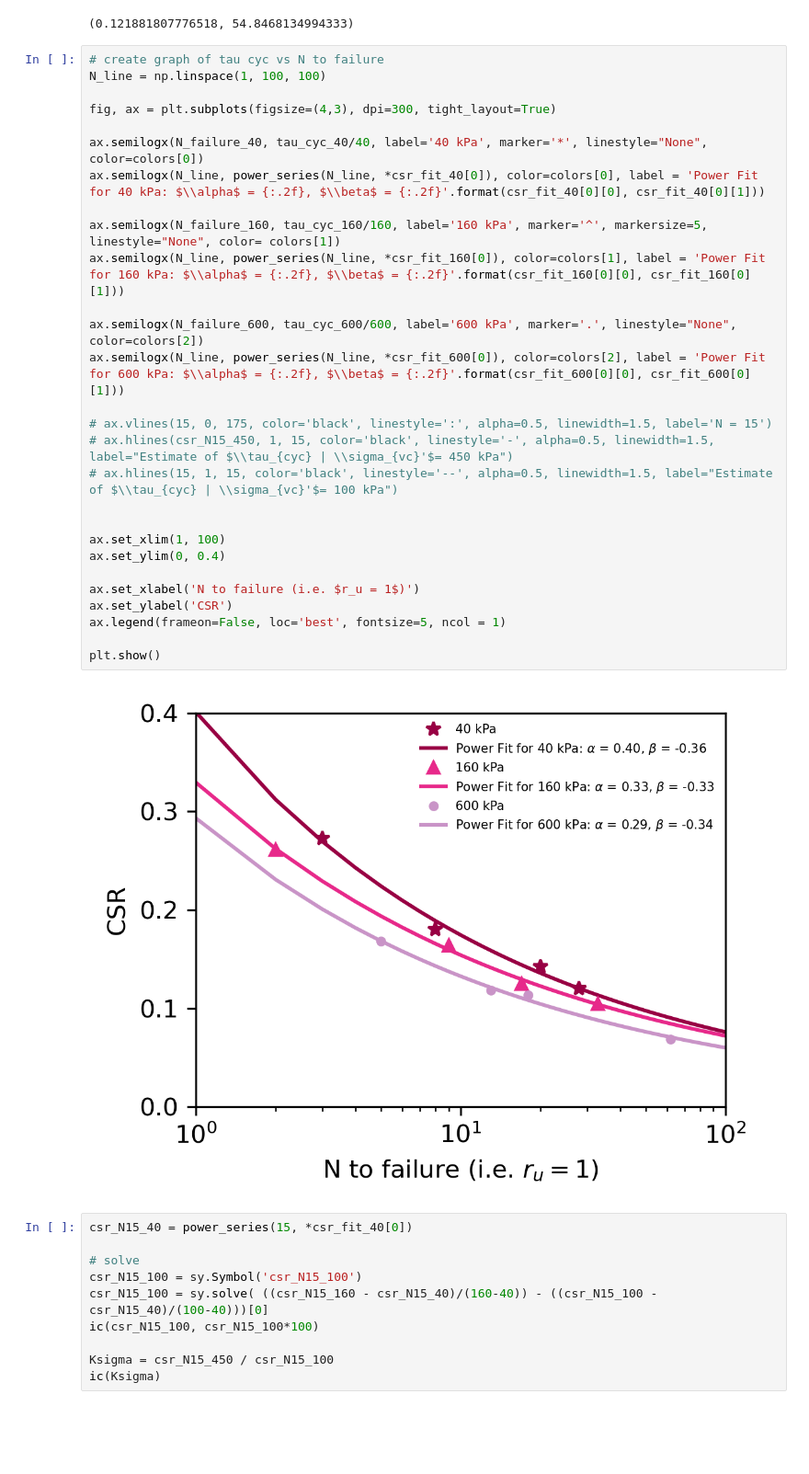
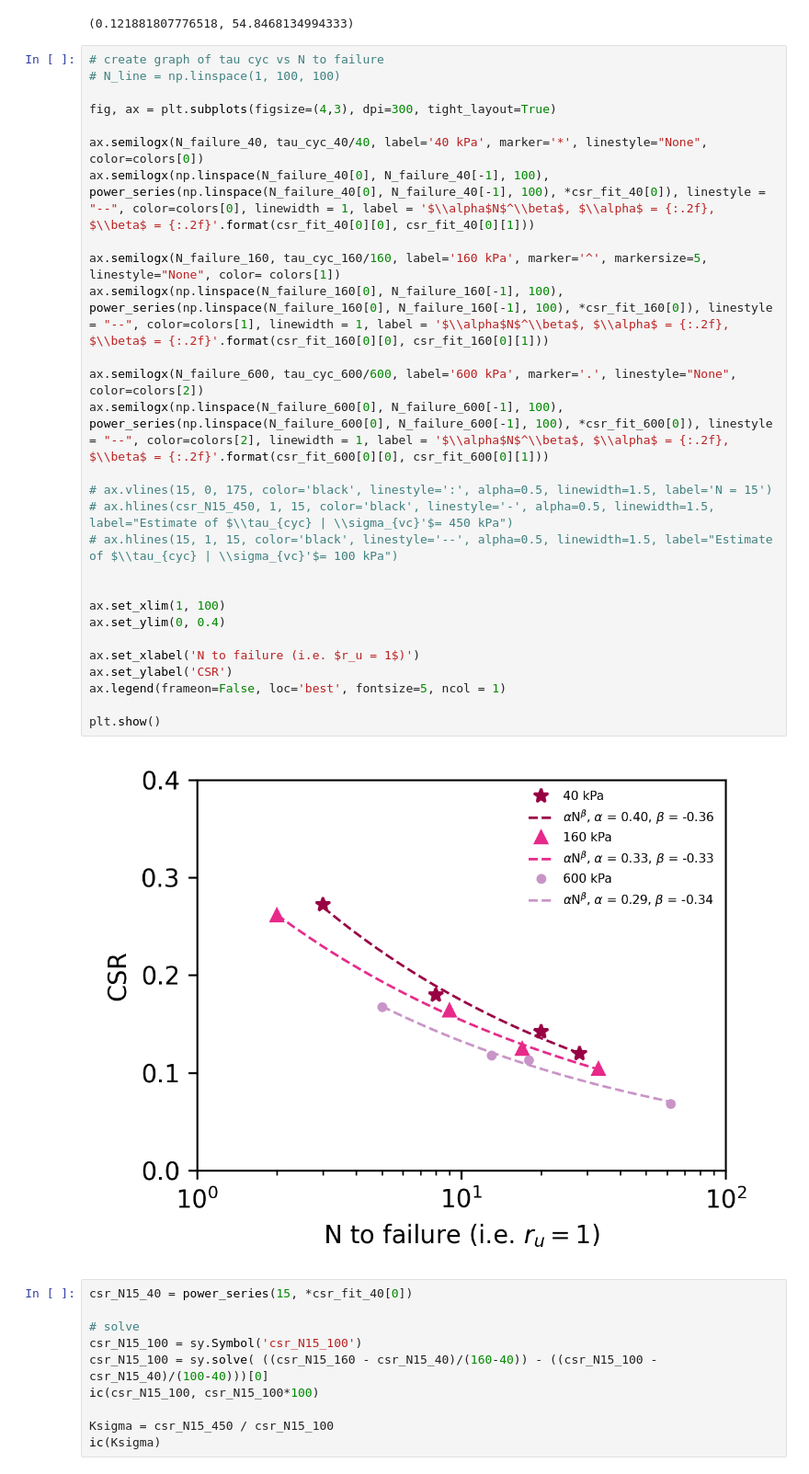
Before and after one commit to bKeungAuyeung/CE543-HW6, a Jupyter notebook: bAuyeung_HW6_CE543.ipynb, the cells around one changed output. Shown at 92% size. Saved outputs shown, nothing was run; the diff lists cells and outputs as text; blank space fills up the shorter version.

```diff
--- a/bAuyeung_HW6_CE543.ipynb
+++ b/bAuyeung_HW6_CE543.ipynb
@@ -41,34 +41,34 @@ ic| csr_N15_450: 0.121881807776518, csr_N15_450*450: 54.8468134994333
 (0.121881807776518, 54.8468134994333)
 # %%
 # create graph of tau cyc vs N to failure
-N_line = np.linspace(1, 100, 100)
+# N_line = np.linspace(1, 100, 100)
 
 fig, ax = plt.subplots(figsize=(4,3), dpi=300, tight_layout=True)
 
 ax.semilogx(N_failure_40, tau_cyc_40/40, label='40 kPa', marker='*', linestyle="None", color=colors[0])
-ax.semilogx(N_line, power_series(N_line, *csr_fit_40[0]), color=colors[0], label = 'Power Fit for 40 kPa: $\\alpha$ = {:.2f}, $\\beta$ = {:.2f}'.format(csr_fit_40[0][0], csr_fit_40[0][1]))
+ax.semilogx(np.linspace(N_failure_40[0], N_failure_40[-1], 100), power_series(np.linspace(N_failure_40[0], N_failure_40[-1], 100), *csr_fit_40[0]), linestyle = "--", color=colors[0], linewidth = 1, label = '$\\alpha$N$^\\beta$, $\\alpha$ = {:.2f}, $\\beta$ = {:.2f}'.format(csr_fit_40[0][0], csr_fit_40[0][1]))
 
 ax.semilogx(N_failure_160, tau_cyc_160/160, label='160 kPa', marker='^', markersize=5, linestyle="None", color= colors[1])
-ax.semilogx(N_line, power_series(N_line, *csr_fit_160[0]), color=colors[1], label = 'Power Fit for 160 kPa: $\\alpha$ = {:.2f}, $\\beta$ = {:.2f}'.format(csr_fit_160[0][0], csr_fit_160[0][1]))
+ax.semilogx(np.linspace(N_failure_160[0], N_failure_160[-1], 100), power_series(np.linspace(N_failure_160[0], N_failure_160[-1], 100), *csr_fit_160[0]), linestyle = "--", color=colors[1], linewidth = 1, label = '$\\alpha$N$^\\beta$, $\\alpha$ = {:.2f}, $\\beta$ = {:.2f}'.format(csr_fit_160[0][0], csr_fit_160[0][1]))
 
 ax.semilogx(N_failure_600, tau_cyc_600/600, label='600 kPa', marker='.', linestyle="None", color=colors[2])
-ax.semilogx(N_line, power_series(N_line, *csr_fit_600[0]), color=colors[2], label = 'Power Fit for 600 kPa: $\\alpha$ = {:.2f}, $\\beta$ = {:.2f}'.format(csr_fit_600[0][0], csr_fit_600[0][1]))
+ax.semilogx(np.linspace(N_failure_600[0], N_failure_600[-1], 100), power_series(np.linspace(N_failure_600[0], N_failure_600[-1], 100), *csr_fit_600[0]), linestyle = "--", color=colors[2], linewidth = 1, label = '$\\alpha$N$^\\beta$, $\\alpha$ = {:.2f}, $\\beta$ = {:.2f}'.format(csr_fit_600[0][0], csr_fit_600[0][1]))
 
 # ax.vlines(15, 0, 175, color='black', linestyle=':', alpha=0.5, linewidth=1.5, label='N = 15')
 # ax.hlines(csr_N15_450, 1, 15, color='black', linestyle='-', alpha=0.5, linewidth=1.5, label="Estimate of $\\tau_{cyc} | \\sigma_{vc}'$= 450 kPa")
 # ax.hlines(15, 1, 15, color='black', linestyle='--', alpha=0.5, linewidth=1.5, label="Estimate of $\\tau_{cyc} | \\sigma_{vc}'$= 100 kPa")
 
 
 ax.set_xlim(1, 100)
 ax.set_ylim(0, 0.4)
 
 ax.set_xlabel('N to failure (i.e. $r_u = 1$)')
 ax.set_ylabel('CSR')
 ax.legend(frameon=False, loc='best', fontsize=5, ncol = 1)
 
 plt.show()
 # %% [output]
-[figure, old version]
+[figure, new version]
 # %%
 csr_N15_40 = power_series(15, *csr_fit_40[0])
 
```
Also changed, not shown: parts of 8 cells of this notebook.
